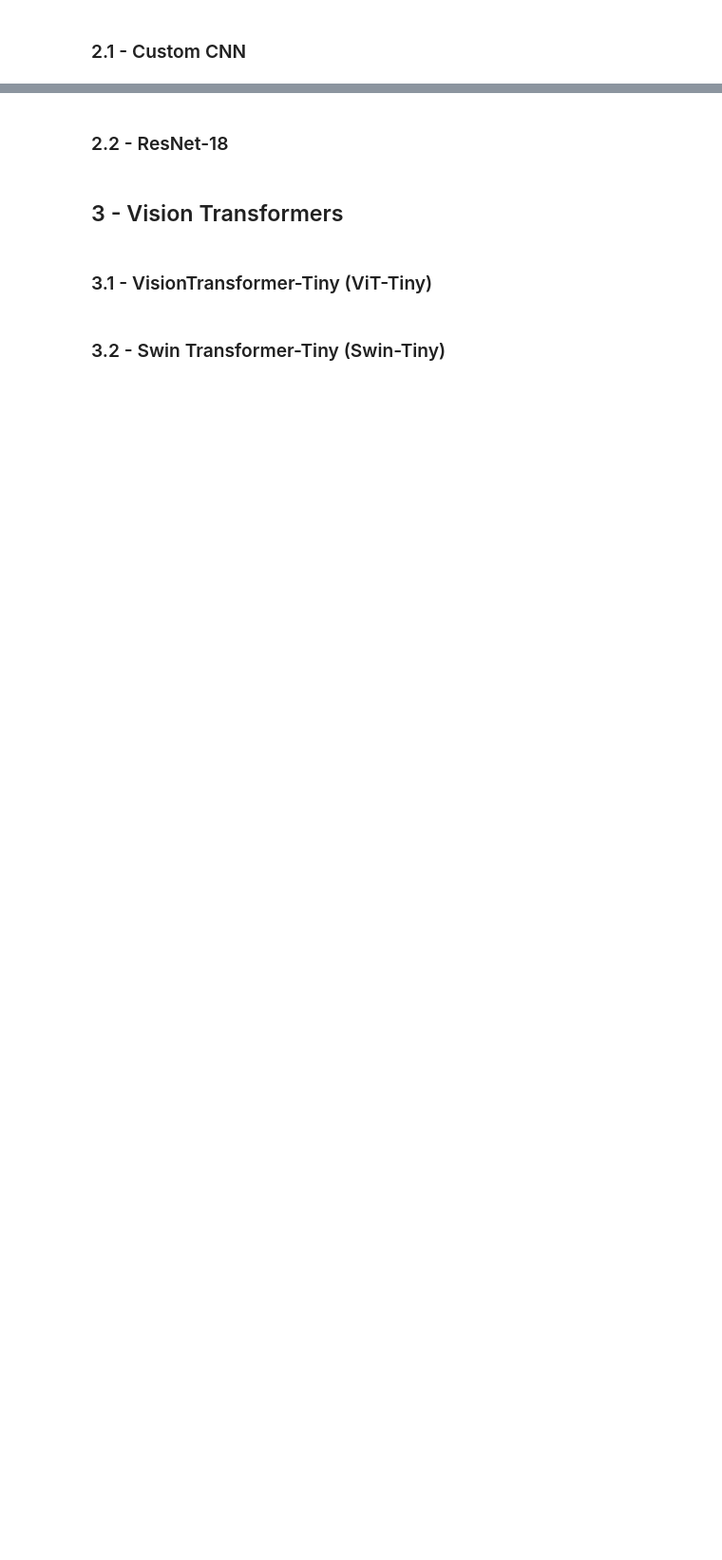
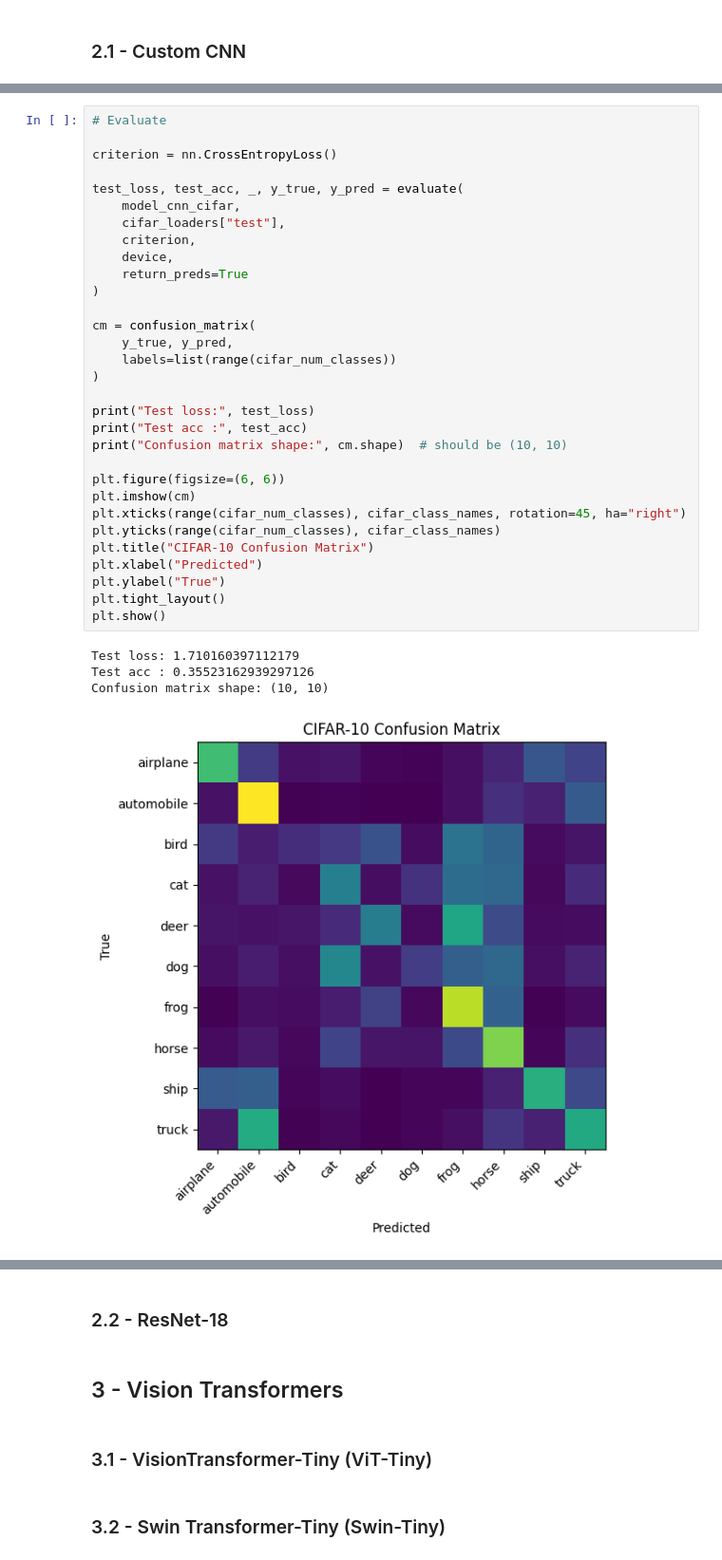
Before and after one commit to selim-ba/insa-hddl-group10, a Jupyter notebook: demo_project_3.ipynb, the cells around one changed output, grey strips where cells are left out. Shown at 95% size. Drawn from its saved outputs; the diff is of its cells as text; blank space fills up the shorter version.

```diff
--- a/demo_project_3.ipynb
+++ b/demo_project_3.ipynb
@@ -81,0 +345,36 @@ Additionally, CIFAR-10 has been **extensively studied**, aiding the comparison w
+# %%
+# Evaluate
+
+criterion = nn.CrossEntropyLoss()
+
+test_loss, test_acc, _, y_true, y_pred = evaluate(
+    model_cnn_cifar,
+    cifar_loaders["test"],
+    criterion,
+    device,
+    return_preds=True
+)
+
+cm = confusion_matrix(
+    y_true, y_pred,
+    labels=list(range(cifar_num_classes))
+)
+
+print("Test loss:", test_loss)
+print("Test acc :", test_acc)
+print("Confusion matrix shape:", cm.shape)  # should be (10, 10)
+
+plt.figure(figsize=(6, 6))
+plt.imshow(cm)
+plt.xticks(range(cifar_num_classes), cifar_class_names, rotation=45, ha="right")
+plt.yticks(range(cifar_num_classes), cifar_class_names)
+plt.title("CIFAR-10 Confusion Matrix")
+plt.xlabel("Predicted")
+plt.ylabel("True")
+plt.tight_layout()
+plt.show()
+# %% [output]
+Test loss: 1.710160397112179
+Test acc : 0.35523162939297126
+Confusion matrix shape: (10, 10)
+[figure, added]
```
Also changed, not shown: parts of 26 cells of this notebook, 4 other files.
